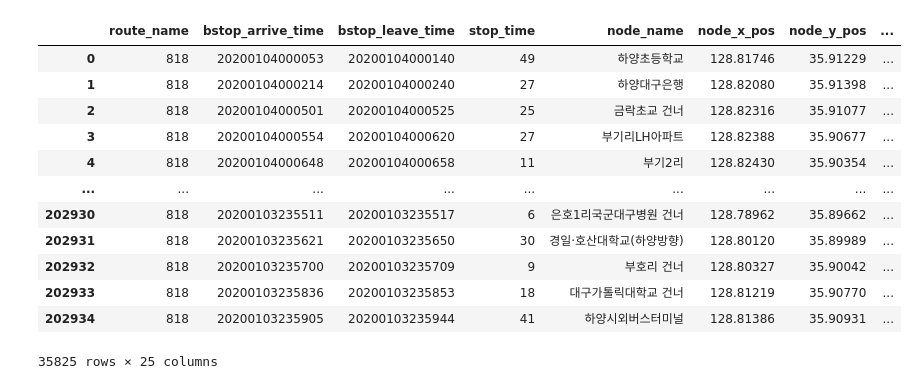
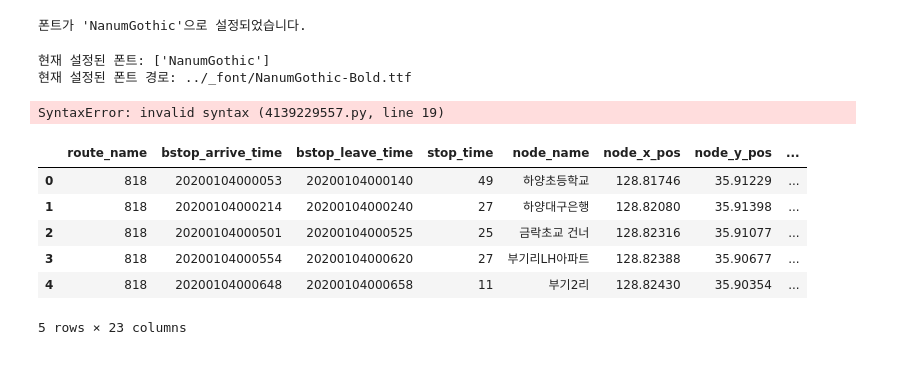
Before and after one commit to Mireu-Lab/SW-companion-program-materials, a Jupyter notebook: projects/bus-event-dataset/chart.ipynb, the cells around one changed output. Cells and saved outputs as stored; diff of their text form; code cells hidden in the pictures.

```diff
--- a/projects/bus-event-dataset/chart.ipynb
+++ b/projects/bus-event-dataset/chart.ipynb
@@ -30,17 +19,74 @@ _gs_busevent_preprocessed
+# %%
+import matplotlib.font_manager as fm
+import matplotlib.pyplot as plt
+
+# 폰트 파일의 경로를 지정합니다.
+# 현재 노트북 파일 위치 기준으로 상대 경로를 사용합니다.
+font_path = '../_font/NanumGothic-Bold.ttf'
+
+# 폰트 매니저에 폰트 추가
+fm.fontManager.addfont(font_path)
+
+# 폰트 이름 얻기
+font_prop = fm.FontProperties(fname=font_path)
+font_name = font_prop.get_name()
+
+# matplotlib의 기본 폰트를 방금 추가한 폰트로 변경
+plt.rcParams['font.family'] = font_name
+plt.rcParams['axes.unicode_minus'] = False # 마이너스 기호 깨짐 방지
+
+print(f"폰트가 '{font_name}'으로 설정되었습니다.")
+# %% [output]
+폰트가 'NanumGothic'으로 설정되었습니다.
+# %%
+import matplotlib.pyplot as plt
+
+# 현재 matplotlib에 설정된 폰트 정보를 출력합니다.
+print(f"현재 설정된 폰트: {plt.rcParams['font.family']}")
+print(f"현재 설정된 폰트 경로: {fm.findfont(font_prop)}")
+# %% [output]
+현재 설정된 폰트: ['NanumGothic']
+현재 설정된 폰트 경로: ../_font/NanumGothic-Bold.ttf
+# %%
+import pandas as pd
+
+# |'bstop_arrive_time'|'bstop_leave_time'|
+# |---|---|
+# |버스 정류장 도착 시각 datetime|버스 정류장 출발 시각 datetime|
+
+# |'route_name'|'node_name'|
+# |---|---|
+# |버스번호|버스정류장 이름|
+
+# |'node_x_pos'|'node_y_pos'|
+# |---|---|
+# |버스정류장 좌표 X값|버스정류장 좌표 Y값|
+
+# |'bstop_arrive_year'|'bstop_arrive_month'|'bstop_arrive_day'|'bstop_arrive_days'|'bstop_arrive_hour'|'bstop_arrive_minute'|'bstop_arrive_second'|'bstop_arrive_timezone'|
+# |---|---|---|---|---|---|---|---|
+# |버스 정류장 도착 연도|버스 정류장 도착 월|버스 정류장 도착 일|버스 정류장 도착 일자|버스 정류장 도착 시간|버스 정류장 도착 분|버스 정류장 도착 초|버스 정류장 도착 시차|
+
+# |'bstop_leave_year'|'bstop_leave_month'|'bstop_leave_day'|'bstop_leave_days'|'bstop_leave_hour'|'bstop_leave_minute'|'bstop_leave_second'|'bstop_leave_timezone'|
+# |---|---|---|---|---|---|---|---|
+# |버스 정류장 출발 연도|버스 정류장 출발 월|버스 정류장 출발 일|버스 정류장 출발 일자|버스 정류장 출발 시간|버스 정류장 출발 분|버스 정류장 출발 초|버스 정류장 출발 시차|
+'arrive_time_dt'
+|'stop_time'|
+|---|
+|버스정류장 정차시간 (초단위)|
+
+
+_gs_busevent_preprocessed = pd.read_csv("./data/_gs_busevent_preprocessed.csv")
+_gs_busevent_preprocessed.head()
+# %% [output]
+SyntaxError: invalid syntax (4139229557.py, line 19)
 # %%
 _gs_busevent_preprocessed818 = _gs_busevent_preprocessed.loc[_gs_busevent_preprocessed['route_name'] == '818']
-_gs_busevent_preprocessed818
+_gs_busevent_preprocessed818.head()
 # %% [output]
 |  | route_name | bstop_arrive_time | bstop_leave_time | stop_time | node_name | node_x_pos | node_y_pos | ... |
 | 0 | 818 | 20200104000053 | 20200104000140 | 49 | 하양초등학교 | 128.81746 | 35.91229 | ... |
 | 1 | 818 | 20200104000214 | 20200104000240 | 27 | 하양대구은행 | 128.82080 | 35.91398 | ... |
 | 2 | 818 | 20200104000501 | 20200104000525 | 25 | 금락초교 건너 | 128.82316 | 35.91077 | ... |
 | 3 | 818 | 20200104000554 | 20200104000620 | 27 | 부기리LH아파트 | 128.82388 | 35.90677 | ... |
 | 4 | 818 | 20200104000648 | 20200104000658 | 11 | 부기2리 | 128.82430 | 35.90354 | ... |
-| ... | ... | ... | ... | ... | ... | ... | ... | ... |
-| 202930 | 818 | 20200103235511 | 20200103235517 | 6 | 은호1리국군대구병원 건너 | 128.78962 | 35.89662 | ... |
-| 202931 | 818 | 20200103235621 | 20200103235650 | 30 | 경일·호산대학교(하양방향) | 128.80120 | 35.89989 | ... |
-| 202932 | 818 | 20200103235700 | 20200103235709 | 9 | 부호리 건너 | 128.80327 | 35.90042 | ... |
-| 202933 | 818 | 20200103235836 | 20200103235853 | 18 | 대구가톨릭대학교 건너 | 128.81219 | 35.90770 | ... |
-| 202934 | 818 | 20200103235905 | 20200103235944 | 41 | 하양시외버스터미널 | 128.81386 | 35.90931 | ... |
-35825 rows × 25 columns
+5 rows × 23 columns
```
Also changed, not shown: parts of 18 cells of this notebook, 1 other file.
